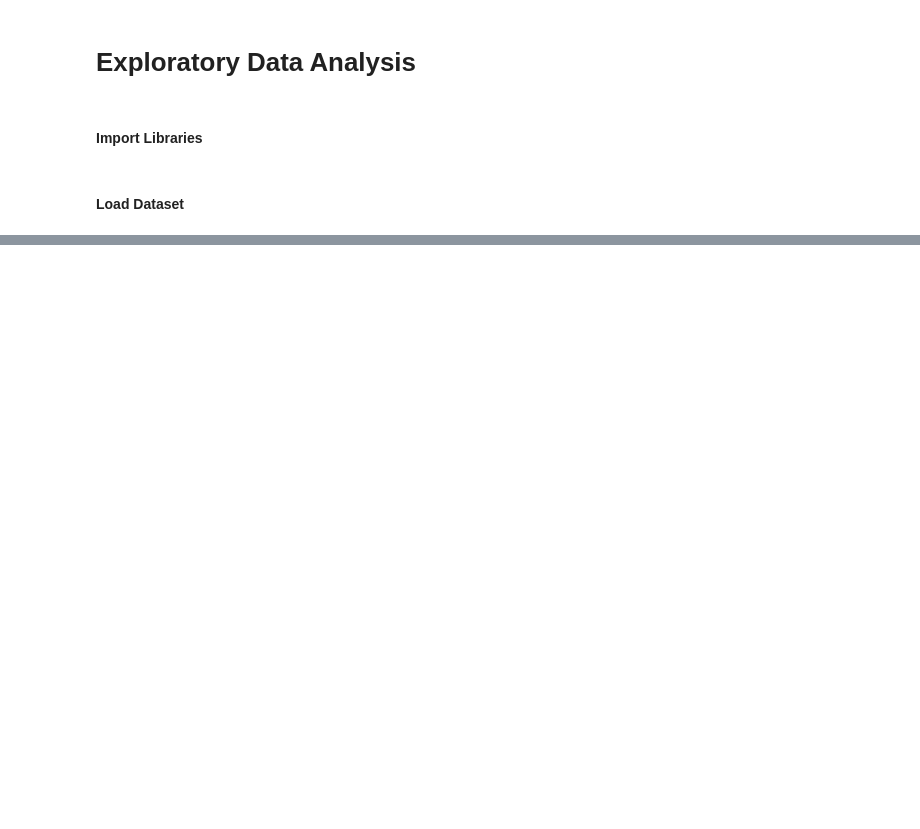
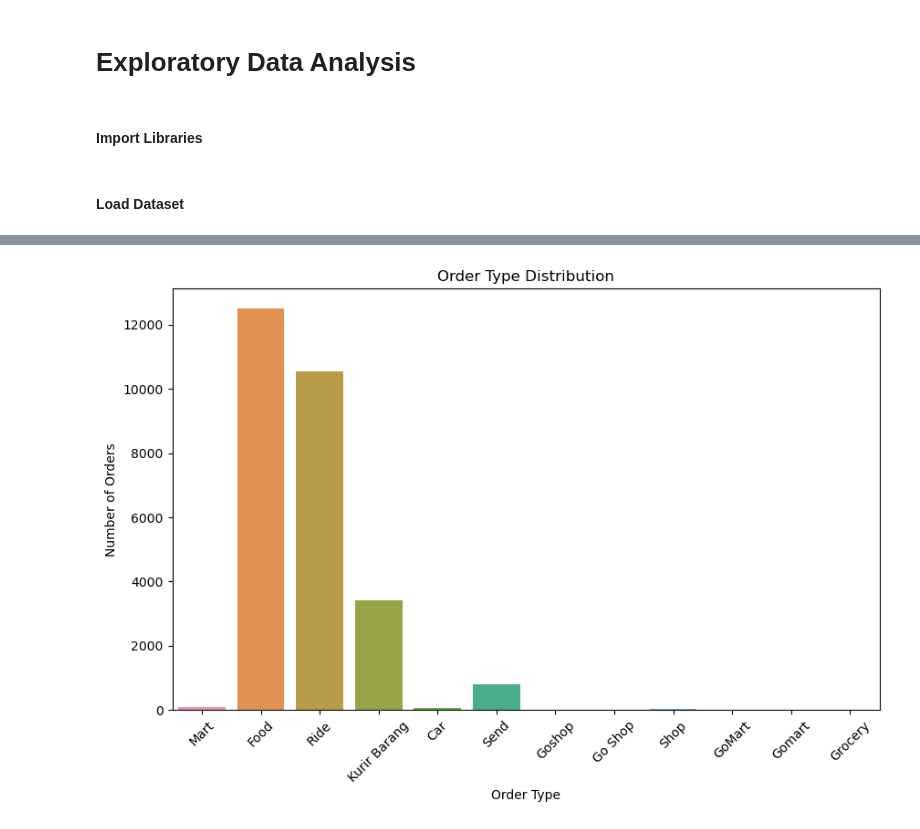
Before and after one commit to azwanazamuddin/location-choice-model, a Jupyter notebook: notebooks/eda.ipynb, the cells around one changed output, grey strips where cells are left out. Drawn from its saved outputs; the diff is of its cells as text; code cells hidden in the pictures; blank space fills up the shorter version.

```diff
--- a/notebooks/eda.ipynb
+++ b/notebooks/eda.ipynb
@@ -29,0 +70,11 @@ df.head()
+# %%
+# Explore categorical variables like order type
+plt.figure(figsize=(10, 6))
+sns.countplot(data=df, x='jenis_pesanan')
+plt.title('Order Type Distribution')
+plt.xlabel('Order Type')
+plt.ylabel('Number of Orders')
+plt.xticks(rotation=45)
+plt.show()
+# %% [output]
+[figure, added]
```
Also changed, not shown: parts of 17 cells of this notebook, 34 other files.
